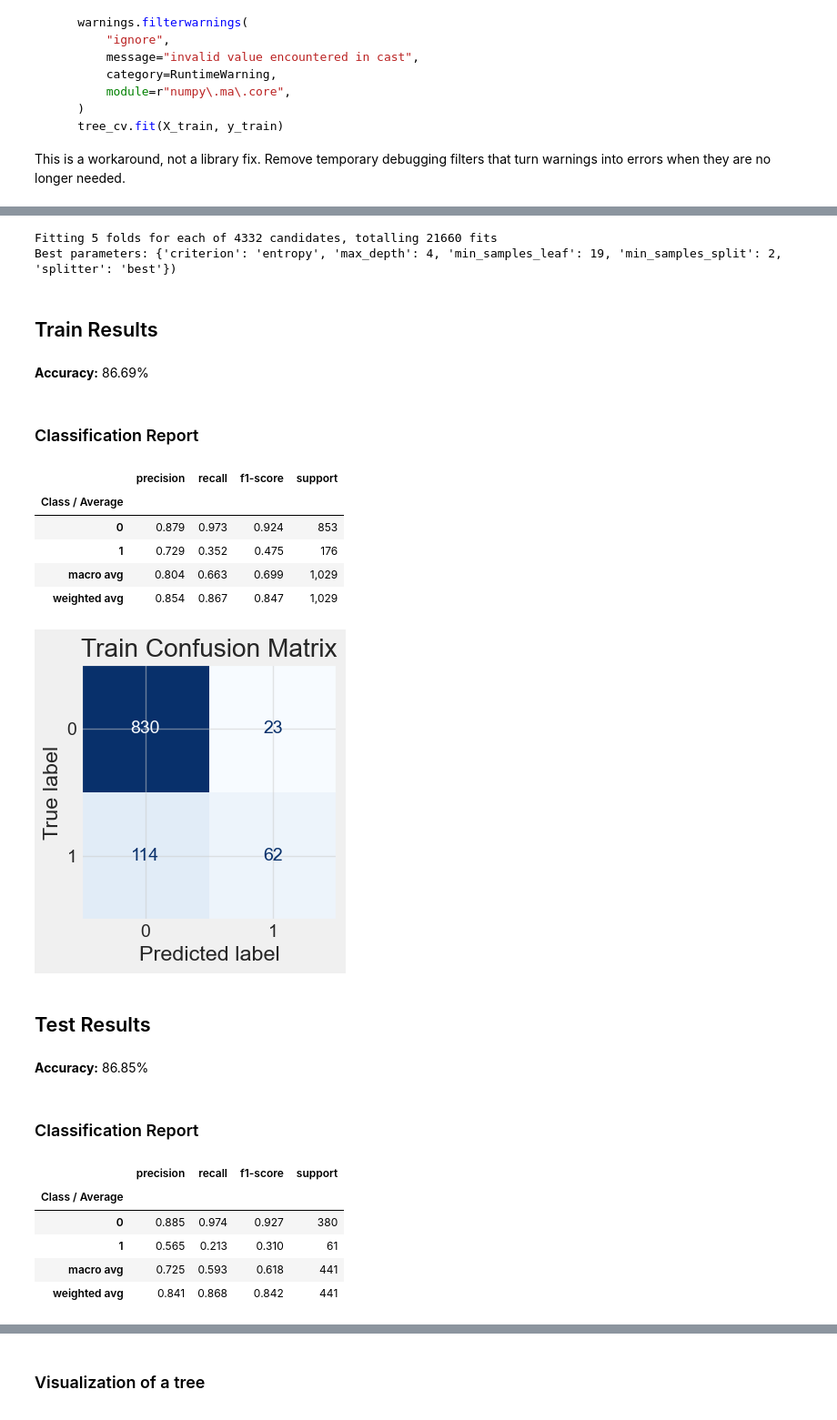
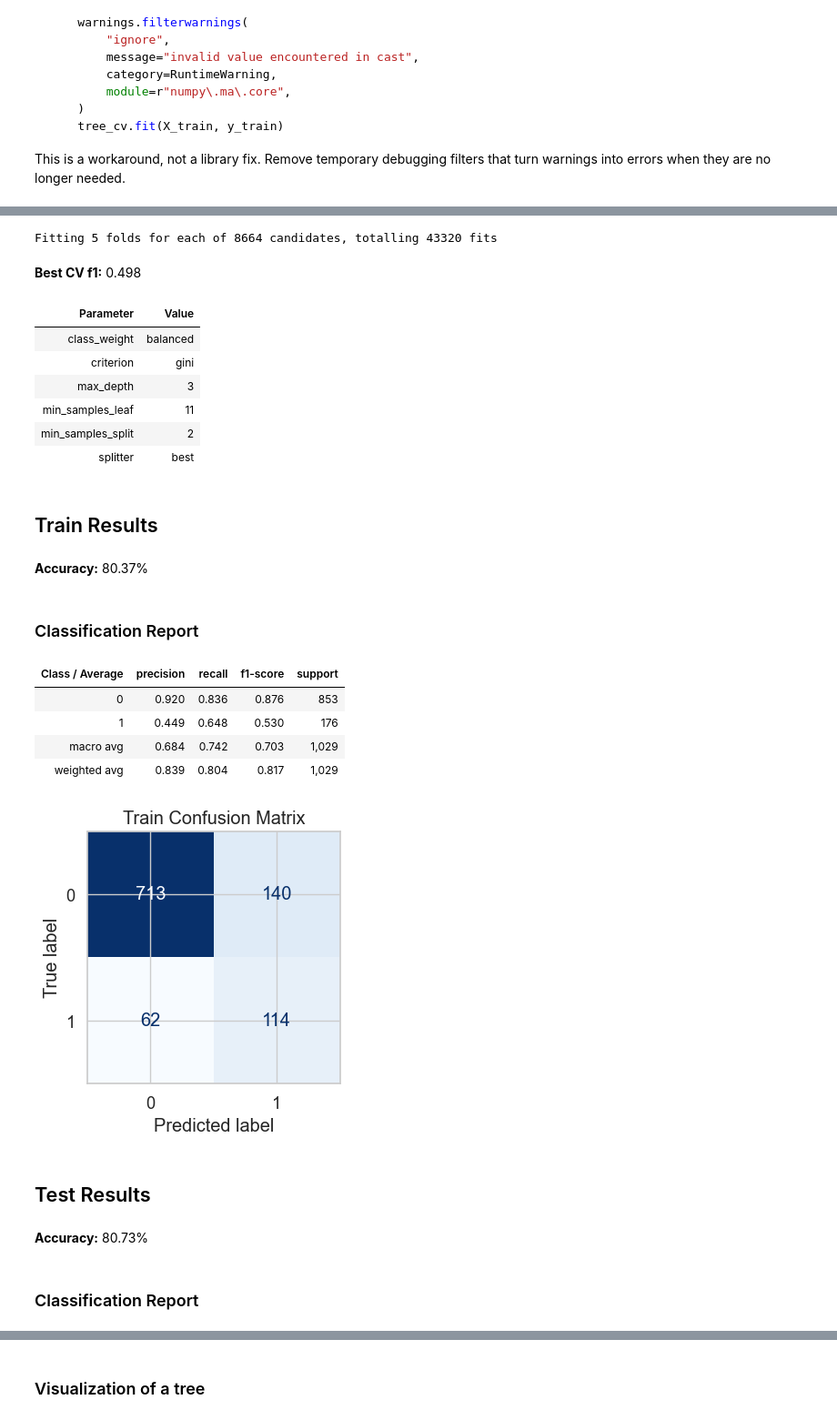
Before and after one commit to nirvana644/IATD-Machine-Learning-Algorithms, a Jupyter notebook: week_3_decision_tree_4_random-forest-for-beginners.ipynb, the cells around one changed output, grey strips where cells are left out. Shown at 91% size. Cells and saved outputs as stored; diff of their text form; code cells hidden in the pictures.

```diff
--- a/week_3_decision_tree_4_random-forest-for-beginners.ipynb
+++ b/week_3_decision_tree_4_random-forest-for-beginners.ipynb
@@ -57,3 +57,7 @@ import seaborn as sns
 %matplotlib inline
 sns.set_style("whitegrid")
 plt.style.use("fivethirtyeight")
+
+# Using a pre-defined seed makes results be the same every time we run the code. The author decided to use the seed 42.
+random_state = 42
+models = {}   # every trained model, collected for the final comparison
@@ -206,11 +547,14 @@ def print_score(clf, X_train, y_train, X_test, y_test, train=True):
 # %%
 from sklearn.tree import DecisionTreeClassifier
 
-tree_clf = DecisionTreeClassifier(random_state=42)
+tree_clf = DecisionTreeClassifier(random_state=random_state)
 tree_clf.fit(X_train, y_train)
 
-print_score(tree_clf, X_train, y_train, X_test, y_test, train=True)
-print_score(tree_clf, X_train, y_train, X_test, y_test, train=False)
+use_author_stype_output_bool=False
+print_score(tree_clf, X_train, y_train, X_test, y_test, train=True, use_author_stype_output_bool=use_author_stype_output_bool)
+print_score(tree_clf, X_train, y_train, X_test, y_test, train=False, use_author_stype_output_bool=use_author_stype_output_bool)
+
+models["Decision Tree"] = tree_clf
 # %% [output]
 ## Train Results
 **Accuracy:** 100.00%
@@ -291,53 +646,71 @@ else:
 # %%
+%%time
+
 from sklearn.tree import DecisionTreeClassifier
 from sklearn.model_selection import GridSearchCV
 
 params = {
     "criterion":("gini", "entropy"),
     "splitter":("best", "random"),
     "max_depth":(list(range(1, 20))),
     "min_samples_split":[2, 3, 4],
     "min_samples_leaf":list(range(1, 20)),
+    "class_weight": [None, "balanced"] # Not present in the original author notebook
 }
 
 
-tree_clf = DecisionTreeClassifier(random_state=42)
+tree_clf = DecisionTreeClassifier(random_state=random_state)
+
+# GridSearchCV tries every combination of the values you list (a Cartesian product) and keeps the one with the best score:
 tree_cv = GridSearchCV(
     tree_clf,
     params,
     scoring="f1",
     n_jobs=-1,
     verbose=1,
     cv=5
 )
 
 tree_cv.fit(X_train, y_train)
 best_params = tree_cv.best_params_
-print(f"Best parameters: {best_params})")
+#print(f"Best parameters: {best_params})")
 
-tree_clf = DecisionTreeClassifier(**best_params)
+def display_best_params(search):
+    """Show a fitted GridSearchCV / RandomizedSearchCV: best CV score and parameters."""
+    params_df = pd.DataFrame({
+        "Parameter": list(search.best_params_),
+        "Value": [str(v) for v in search.best_params_.values()],
+    })
+    display(Markdown(f"**Best CV {search.scoring}:** {search.best_score_:.3f}"))
+    display_table(params_df)
+
+display_best_params(tree_cv)
+
+tree_clf = DecisionTreeClassifier(random_state=random_state, **best_params) # Added the common random seed which is not part of best_params
 tree_clf.fit(X_train, y_train)
 print_score(tree_clf, X_train, y_train, X_test, y_test, train=True)
 print_score(tree_clf, X_train, y_train, X_test, y_test, train=False)
+
+models["Decision Tree + Grid Search"] = tree_clf
 # %% [output]
-Fitting 5 folds for each of 4332 candidates, totalling 21660 fits
-Best parameters: {'criterion': 'entropy', 'max_depth': 4, 'min_samples_leaf': 19, 'min_samples_split': 2, 'splitter': 'best'})
+Fitting 5 folds for each of 8664 candidates, totalling 43320 fits
-## Train Results
+**Best CV f1:** 0.498
+| Parameter | Value |
+| class_weight | balanced |
+| criterion | gini |
+| max_depth | 3 |
+| min_samples_leaf | 11 |
+| min_samples_split | 2 |
+| splitter | best |
-**Accuracy:** 86.69%
+## Train Results
-### Classification Report
+**Accuracy:** 80.37%
-|  | precision | recall | f1-score | support |
-| Class / Average |  |  |  |  |
-| 0 | 0.879 | 0.973 | 0.924 | 853 |
-| 1 | 0.729 | 0.352 | 0.475 | 176 |
-| macro avg | 0.804 | 0.663 | 0.699 | 1,029 |
-| weighted avg | 0.854 | 0.867 | 0.847 | 1,029 |
+### Classification Report
+| Class / Average | precision | recall | f1-score | support |
+| 0 | 0.920 | 0.836 | 0.876 | 853 |
+| 1 | 0.449 | 0.648 | 0.530 | 176 |
+| macro avg | 0.684 | 0.742 | 0.703 | 1,029 |
+| weighted avg | 0.839 | 0.804 | 0.817 | 1,029 |
-[figure, old version]
+[figure, new version]
-## Test Results
-**Accuracy:** 86.85%
+## Test Results
-### Classification Report
+**Accuracy:** 80.73%
-|  | precision | recall | f1-score | support |
-| Class / Average |  |  |  |  |
-| 0 | 0.885 | 0.974 | 0.927 | 380 |
-| 1 | 0.565 | 0.213 | 0.310 | 61 |
-| macro avg | 0.725 | 0.593 | 0.618 | 441 |
-| weighted avg | 0.841 | 0.868 | 0.842 | 441 |
+### Classification Report
```
Also changed, not shown: parts of 20 cells of this notebook, 3 other files.
